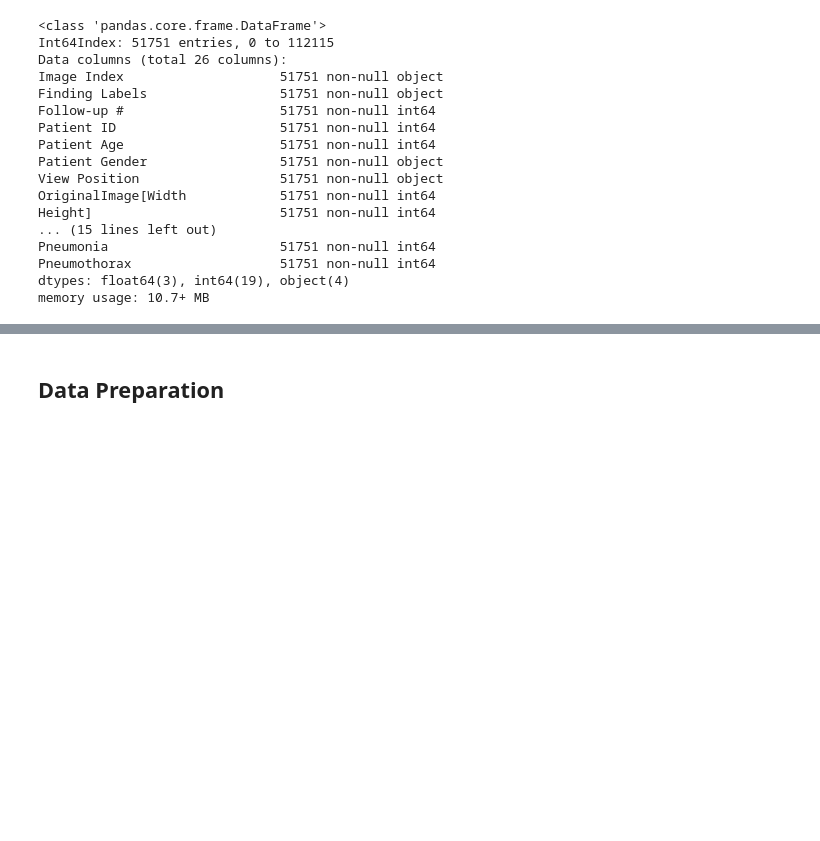
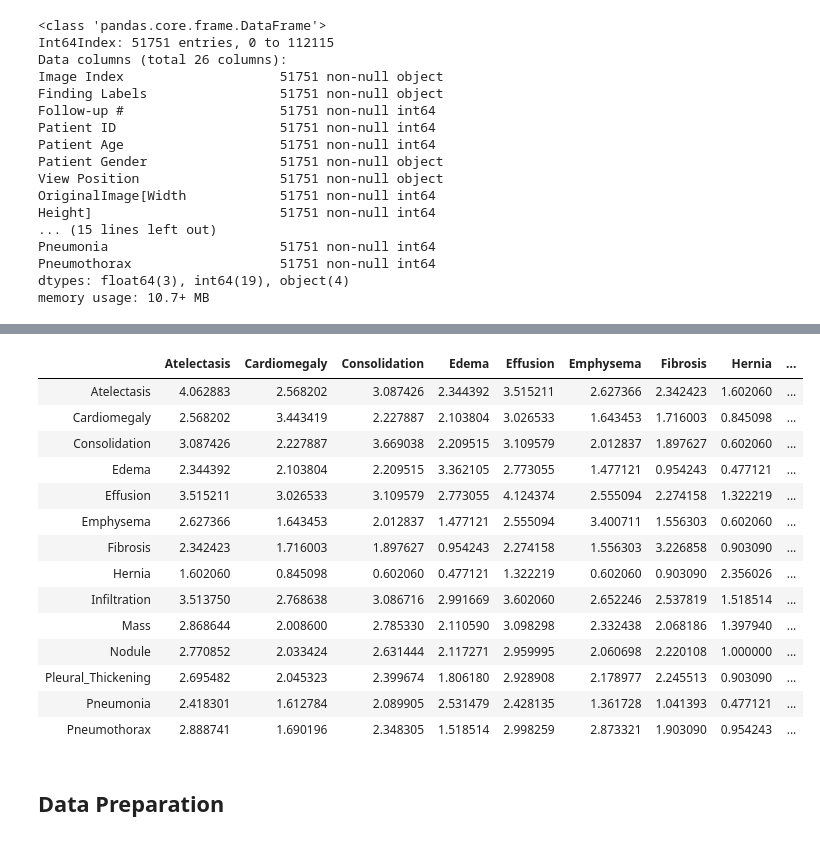
Before and after one commit to cyen270/NIH-XRays, a Jupyter notebook: Chest_Condition_Diagnosis_CNN.ipynb, the cells around one changed output, grey strips where cells are left out. Drawn from its saved outputs; the diff is of its cells as text; code cells hidden in the pictures; blank space fills up the shorter version.

```diff
--- a/Chest_Condition_Diagnosis_CNN.ipynb
+++ b/Chest_Condition_Diagnosis_CNN.ipynb
@@ -158 +192,19 @@ array(['Atelectasis', 'Cardiomegaly', 'Consolidation', 'Edema',
+# %%
+cooccur_mat.applymap(math.log10)
+# %% [output]
+|  | Atelectasis | Cardiomegaly | Consolidation | Edema | Effusion | Emphysema | Fibrosis | Hernia | ... |
+| Atelectasis | 4.062883 | 2.568202 | 3.087426 | 2.344392 | 3.515211 | 2.627366 | 2.342423 | 1.602060 | ... |
+| Cardiomegaly | 2.568202 | 3.443419 | 2.227887 | 2.103804 | 3.026533 | 1.643453 | 1.716003 | 0.845098 | ... |
+| Consolidation | 3.087426 | 2.227887 | 3.669038 | 2.209515 | 3.109579 | 2.012837 | 1.897627 | 0.602060 | ... |
+| Edema | 2.344392 | 2.103804 | 2.209515 | 3.362105 | 2.773055 | 1.477121 | 0.954243 | 0.477121 | ... |
+| Effusion | 3.515211 | 3.026533 | 3.109579 | 2.773055 | 4.124374 | 2.555094 | 2.274158 | 1.322219 | ... |
+| Emphysema | 2.627366 | 1.643453 | 2.012837 | 1.477121 | 2.555094 | 3.400711 | 1.556303 | 0.602060 | ... |
+| Fibrosis | 2.342423 | 1.716003 | 1.897627 | 0.954243 | 2.274158 | 1.556303 | 3.226858 | 0.903090 | ... |
+| Hernia | 1.602060 | 0.845098 | 0.602060 | 0.477121 | 1.322219 | 0.602060 | 0.903090 | 2.356026 | ... |
+| Infiltration | 3.513750 | 2.768638 | 3.086716 | 2.991669 | 3.602060 | 2.652246 | 2.537819 | 1.518514 | ... |
+| Mass | 2.868644 | 2.008600 | 2.785330 | 2.110590 | 3.098298 | 2.332438 | 2.068186 | 1.397940 | ... |
+| Nodule | 2.770852 | 2.033424 | 2.631444 | 2.117271 | 2.959995 | 2.060698 | 2.220108 | 1.000000 | ... |
+| Pleural_Thickening | 2.695482 | 2.045323 | 2.399674 | 1.806180 | 2.928908 | 2.178977 | 2.245513 | 0.903090 | ... |
+| Pneumonia | 2.418301 | 1.612784 | 2.089905 | 2.531479 | 2.428135 | 1.361728 | 1.041393 | 0.477121 | ... |
+| Pneumothorax | 2.888741 | 1.690196 | 2.348305 | 1.518514 | 2.998259 | 2.873321 | 1.903090 | 0.954243 | ... |
 # %%
```
Also changed, not shown: parts of 6 cells of this notebook, 6 other files.
